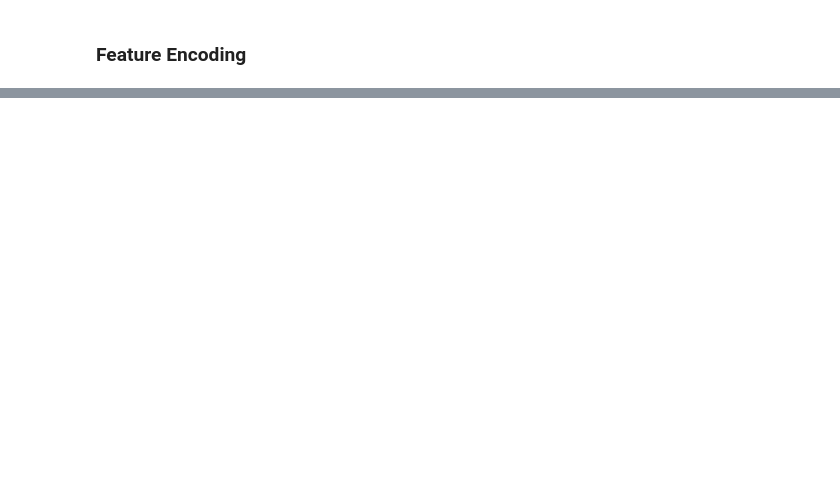
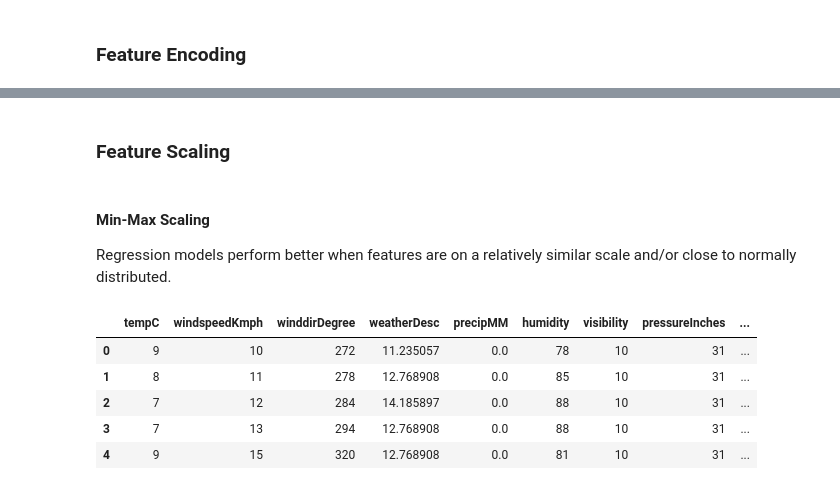
Before and after one commit to pravallika-1305/WISE_ML, a Jupyter notebook: TempForecasting.ipynb, the cells around one changed output, grey strips where cells are left out. Saved outputs shown, nothing was run; the diff lists cells and outputs as text; code cells hidden in the pictures; blank space fills up the shorter version.

```diff
--- a/TempForecasting.ipynb
+++ b/TempForecasting.ipynb
@@ -264,5 +286,28 @@ from category_encoders import TargetEncoder
 description_encoder = TargetEncoder()
 weather_data['weatherDesc'] = description_encoder.fit_transform(weather_data['weatherDesc'], weather_data['tempC'])
 # %%
-datetime_encoder = TargetEncoder()
-weather_data['datetime'] = datetime_encoder.fit_transform(weather_data['datetime'], weather_data['tempC'])
+def encode(data, col, max_val):
+    data[col + '_sin'] = np.sin(2 * np.pi * data[col]/max_val)
+    data[col + '_cos'] = np.cos(2 * np.pi * data[col]/max_val)
+    return data
+
+
+weather_data = encode(weather_data, 'month', 12)
+weather_data = weather_data.drop(['month'],  axis=1)
+weather_data = encode(weather_data, 'day', 365)
+weather_data = weather_data.drop(['day'],  axis=1)
+weather_data = weather_data.drop(['year'],  axis=1)
+# %% [markdown]
+### Feature Scaling
+# %% [markdown]
+#### Min-Max Scaling
+Regression models perform better when features are on a relatively similar scale and/or close to normally distributed.
+# %%
+weather_data.head()
+# %% [output]
+|  | tempC | windspeedKmph | winddirDegree | weatherDesc | precipMM | humidity | visibility | pressureInches | ... |
+| 0 | 9 | 10 | 272 | 11.235057 | 0.0 | 78 | 10 | 31 | ... |
+| 1 | 8 | 11 | 278 | 12.768908 | 0.0 | 85 | 10 | 31 | ... |
+| 2 | 7 | 12 | 284 | 14.185897 | 0.0 | 88 | 10 | 31 | ... |
+| 3 | 7 | 13 | 294 | 12.768908 | 0.0 | 88 | 10 | 31 | ... |
+| 4 | 9 | 15 | 320 | 12.768908 | 0.0 | 81 | 10 | 31 | ... |
```
Also changed, not shown: parts of 51 cells of this notebook.
